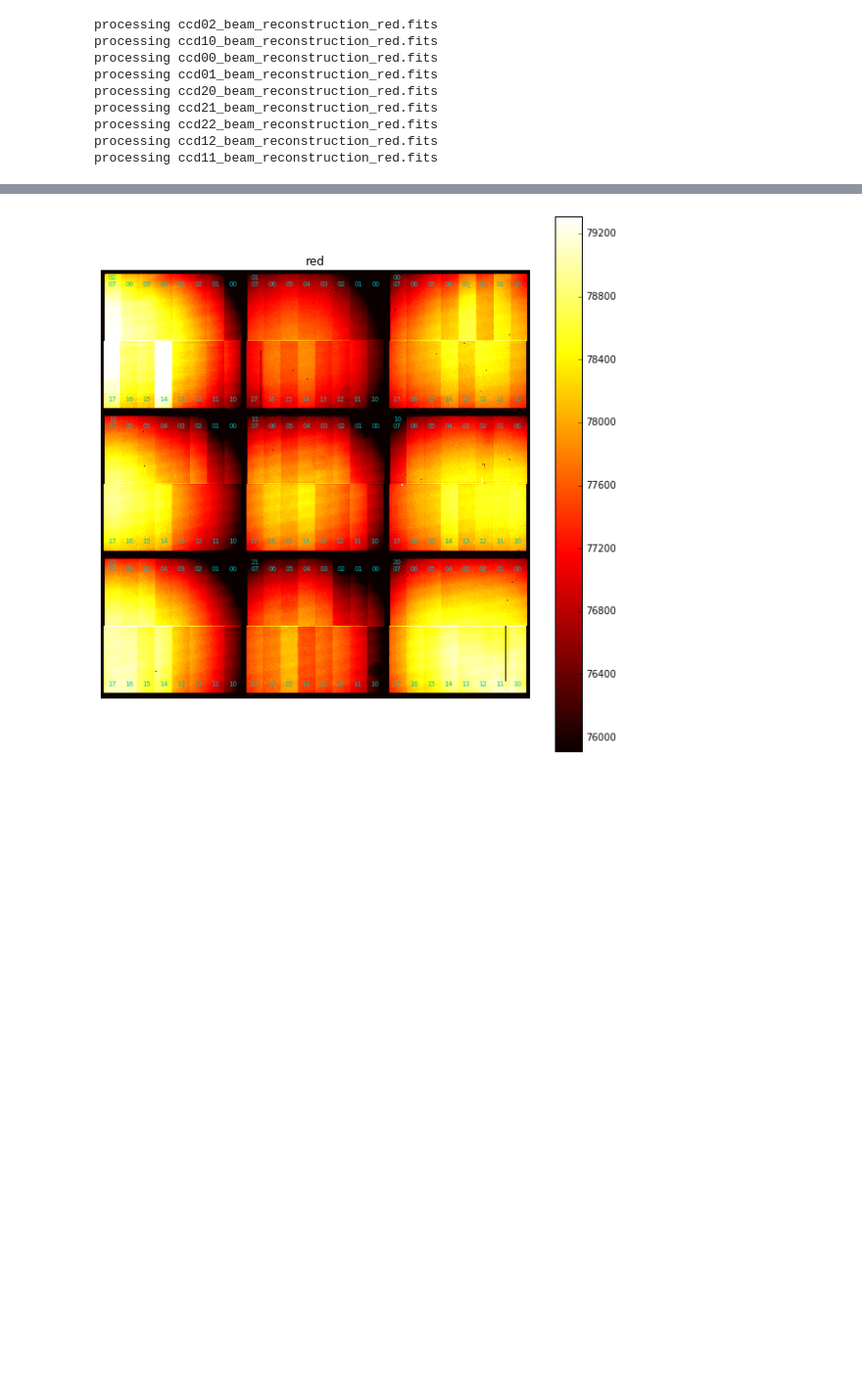
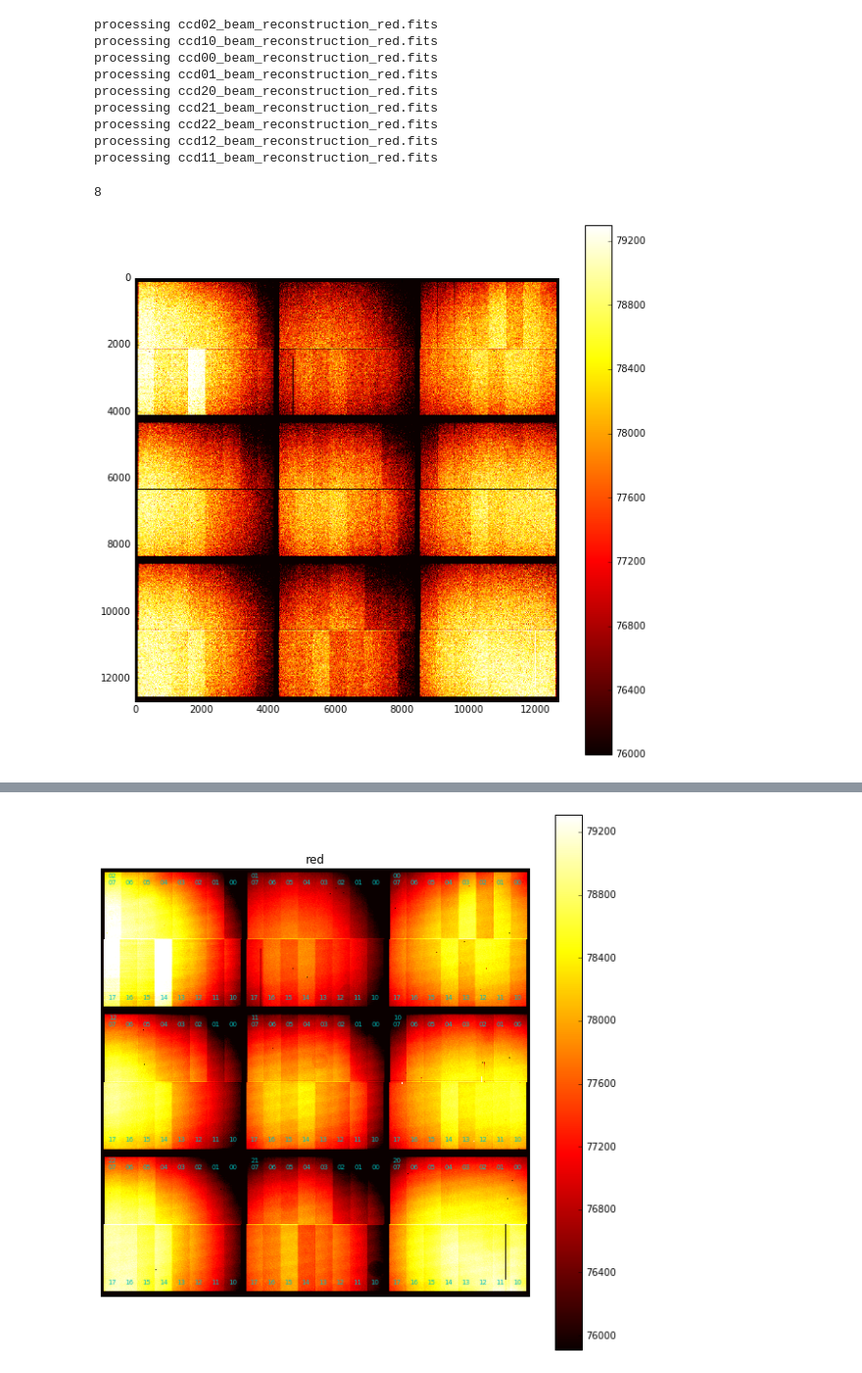
Before and after one commit to lsst-camera-dh/ccob-wb, a Jupyter notebook: notebooks/make_beam_average.ipynb, the cells around one changed output, grey strips where cells are left out. Shown at 98% size. Cells and saved outputs as stored; diff of their text form; code cells hidden in the pictures; blank space fills up the shorter version.

```diff
--- a/notebooks/make_beam_average.ipynb
+++ b/notebooks/make_beam_average.ipynb
@@ -128,3 +147,9 @@ processing ccd21_beam_reconstruction_red.fits
 processing ccd22_beam_reconstruction_red.fits
 processing ccd12_beam_reconstruction_red.fits
 processing ccd11_beam_reconstruction_red.fits
+# %%
+plt.imshow(dd_corr.image_array[:,::-1], vmin=76000, vmax=79300, cmap='hot')
+plt.colorbar()
+# %% [output]
+8
+[figure, added]
```
Also changed, not shown: parts of 16 cells of this notebook, 1 other file.
